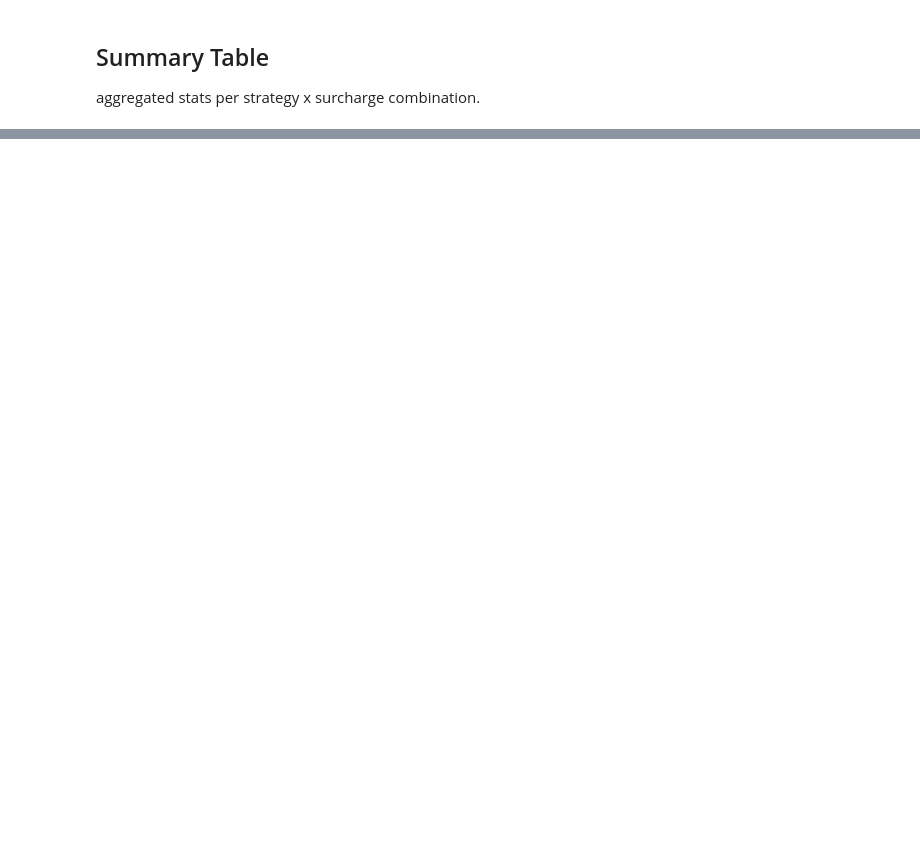
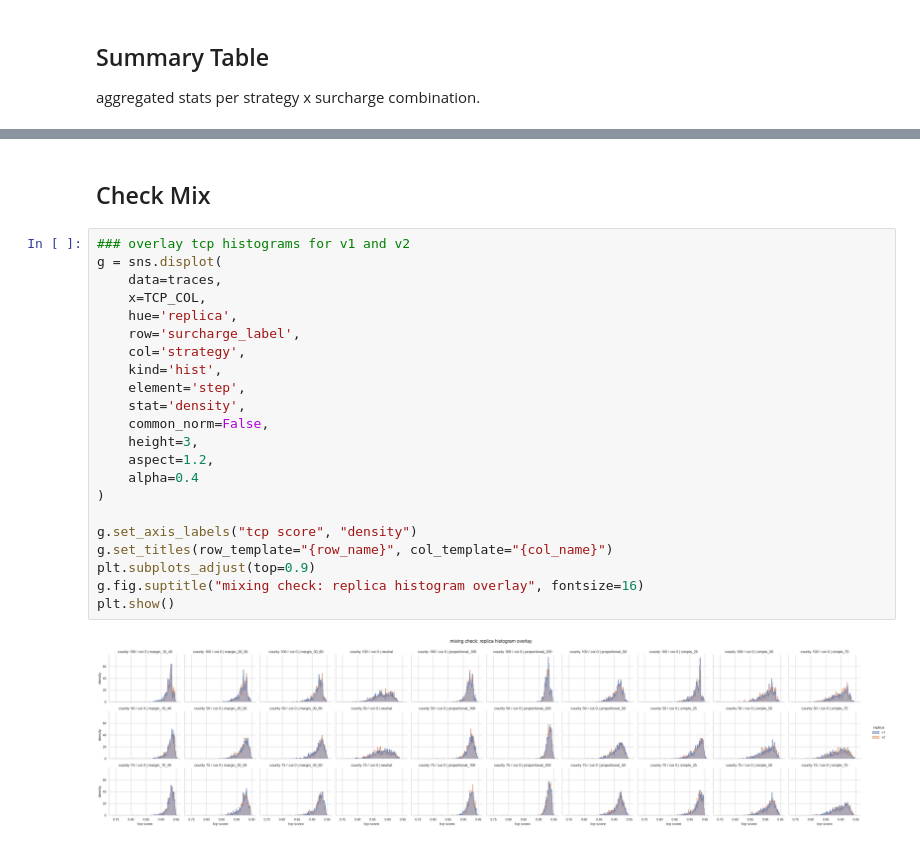
Before and after one commit to jevonlipsey/coi-preservation-project, a Jupyter notebook: analysis/results_viz.ipynb, the cells around one changed output, grey strips where cells are left out. Saved outputs shown, nothing was run; the diff lists cells and outputs as text; blank space fills up the shorter version.

```diff
--- a/analysis/results_viz.ipynb
+++ b/analysis/results_viz.ipynb
@@ -250,0 +289,26 @@ display(pivot_splits)
+# %% [markdown]
+## Check Mix
+# %%
+### overlay tcp histograms for v1 and v2
+g = sns.displot(
+    data=traces,
+    x=TCP_COL,
+    hue='replica',
+    row='surcharge_label',
+    col='strategy',
+    kind='hist',
+    element='step',
+    stat='density',
+    common_norm=False,
+    height=3,
+    aspect=1.2,
+    alpha=0.4
+)
+
+g.set_axis_labels("tcp score", "density")
+g.set_titles(row_template="{row_name}", col_template="{col_name}")
+plt.subplots_adjust(top=0.9)
+g.fig.suptitle("mixing check: replica histogram overlay", fontsize=16)
+plt.show()
+# %% [output]
+[figure, added]
```
Also changed, not shown: parts of 6 cells of this notebook.
